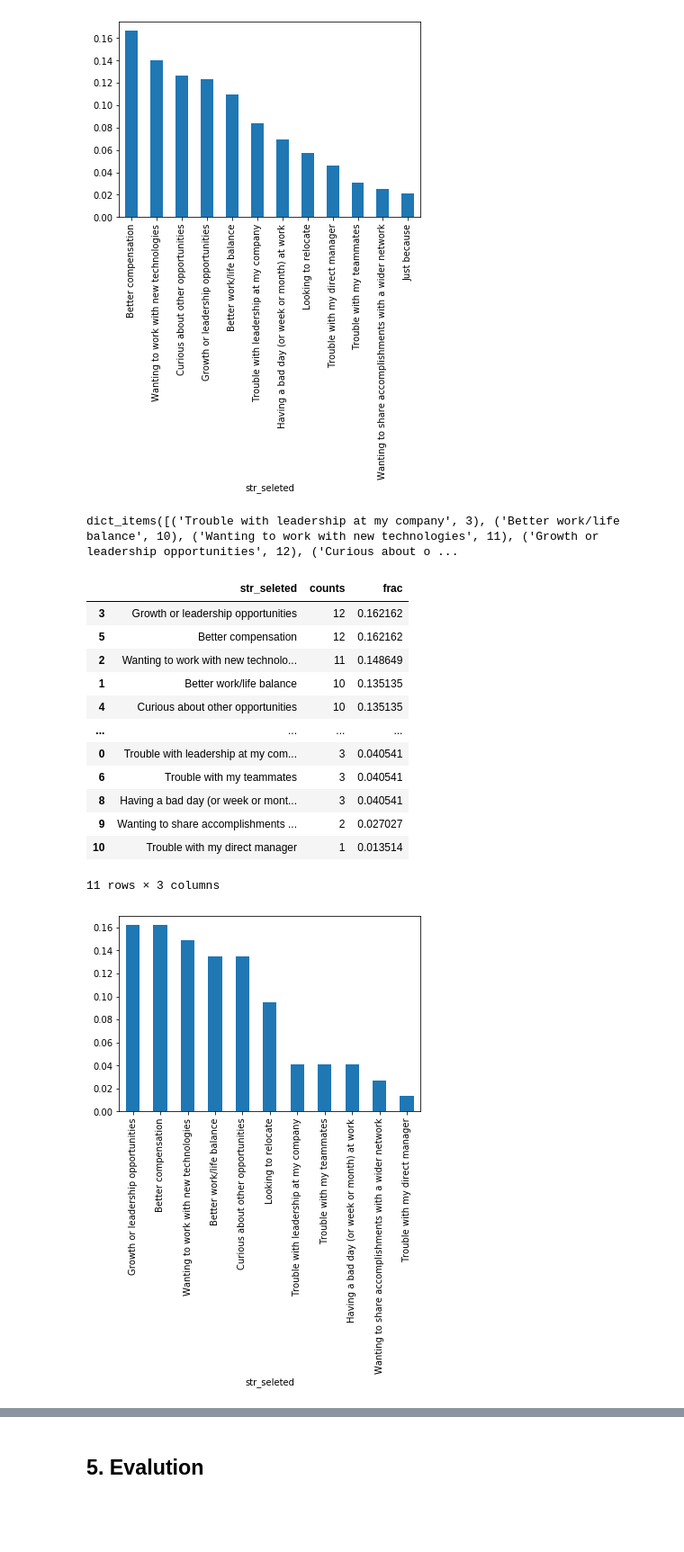
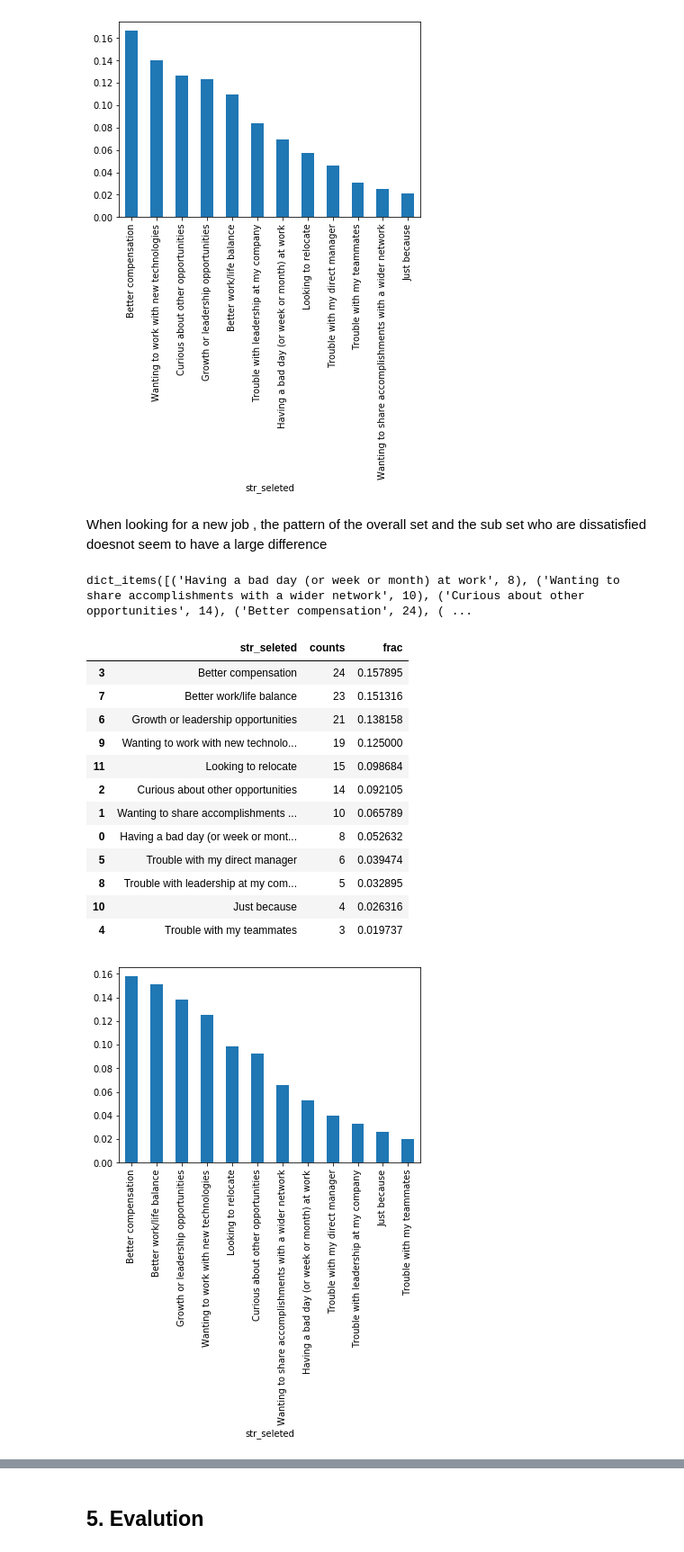
Before and after one commit to Dinusha519/EDA-job-satisfaction-stackoverflow-data, a Jupyter notebook: EDA- Stack overflow 2020 Developers survey.ipynb, the cells around one changed output, grey strips where cells are left out. Shown at 90% size. Drawn from its saved outputs; the diff is of its cells as text; code cells hidden in the pictures; blank space fills up the shorter version.

```diff
--- a/EDA- Stack overflow 2020 Developers survey.ipynb
+++ b/EDA- Stack overflow 2020 Developers survey.ipynb
@@ -801,27 +865,29 @@ dict_items([('Curious about other opportunities', 3734), ('Better compensation',
 | 9 | Just because | 624 | 0.021115 |
 12 rows × 3 columns
 [figure]
+# %% [markdown]
+When looking for a new job , the pattern of the overall set and the sub set who are dissatisfied doesnot seem to have a large difference
 # %%
-# country wise dissatisfied people's job factors looked in a new job
+# country wise dissatisfied people's job factors looked in a new job (among available responses)
 data = developers_adj[developers_adj['JobSat_new']=='Dissatisfied']
-data = data[data['Country']=='United Arab Emirates']
+data = data[data['Country']=='China']
 cleaned_job_fac=clean_series_in_columns(data, 'NEWJobHunt')
 cleaned_job_fac.sort_values('frac',
                             ascending=False
                             )
 # %% [output]
-dict_items([('Trouble with leadership at my company', 3), ('Better work/life balance', 10), ('Wanting to work with new technologies', 11), ('Growth or leadership opportunities', 12), ('Curious about o ...
+dict_items([('Having a bad day (or week or month) at work', 8), ('Wanting to share accomplishments with a wider network', 10), ('Curious about other opportunities', 14), ('Better compensation', 24), ( ...
 |  | str_seleted | counts | frac |
-| 3 | Growth or leadership opportunities | 12 | 0.162162 |
-| 5 | Better compensation | 12 | 0.162162 |
-| 2 | Wanting to work with new technolo... | 11 | 0.148649 |
-| 1 | Better work/life balance | 10 | 0.135135 |
-| 4 | Curious about other opportunities | 10 | 0.135135 |
-| ... | ... | ... | ... |
-| 0 | Trouble with leadership at my com... | 3 | 0.040541 |
-| 6 | Trouble with my teammates | 3 | 0.040541 |
-| 8 | Having a bad day (or week or mont... | 3 | 0.040541 |
-| 9 | Wanting to share accomplishments ... | 2 | 0.027027 |
-| 10 | Trouble with my direct manager | 1 | 0.013514 |
+| 3 | Better compensation | 24 | 0.157895 |
+| 7 | Better work/life balance | 23 | 0.151316 |
+| 6 | Growth or leadership opportunities | 21 | 0.138158 |
+| 9 | Wanting to work with new technolo... | 19 | 0.125000 |
+| 11 | Looking to relocate | 15 | 0.098684 |
+| 2 | Curious about other opportunities | 14 | 0.092105 |
+| 1 | Wanting to share accomplishments ... | 10 | 0.065789 |
+| 0 | Having a bad day (or week or mont... | 8 | 0.052632 |
+| 5 | Trouble with my direct manager | 6 | 0.039474 |
+| 8 | Trouble with leadership at my com... | 5 | 0.032895 |
+| 10 | Just because | 4 | 0.026316 |
+| 4 | Trouble with my teammates | 3 | 0.019737 |
-11 rows × 3 columns
-[figure, old version]
+[figure, new version]
```
Also changed, not shown: parts of 56 cells of this notebook.
